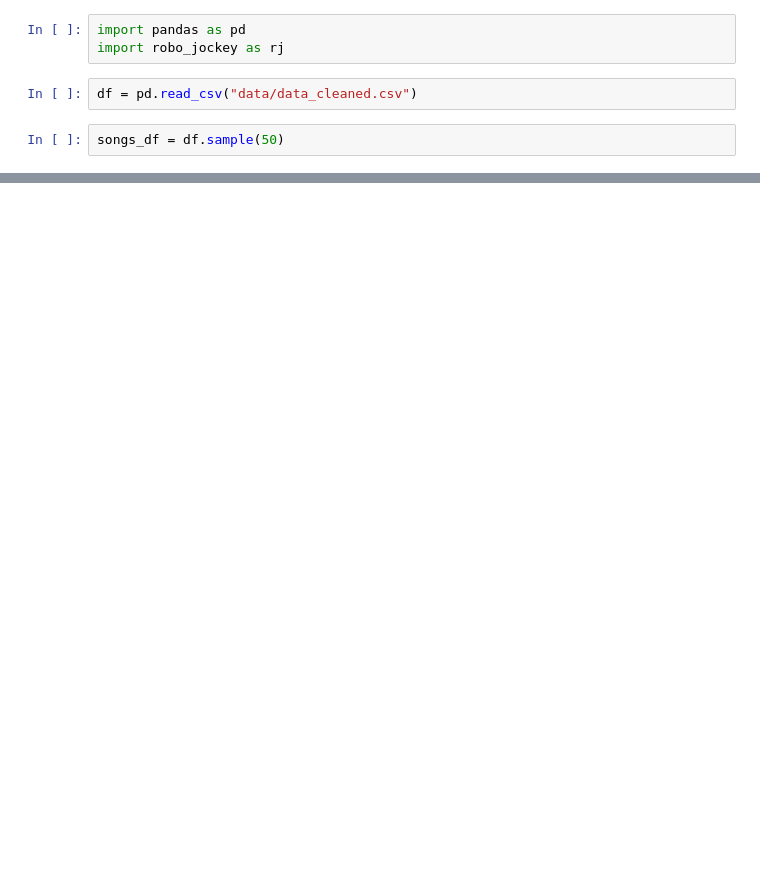
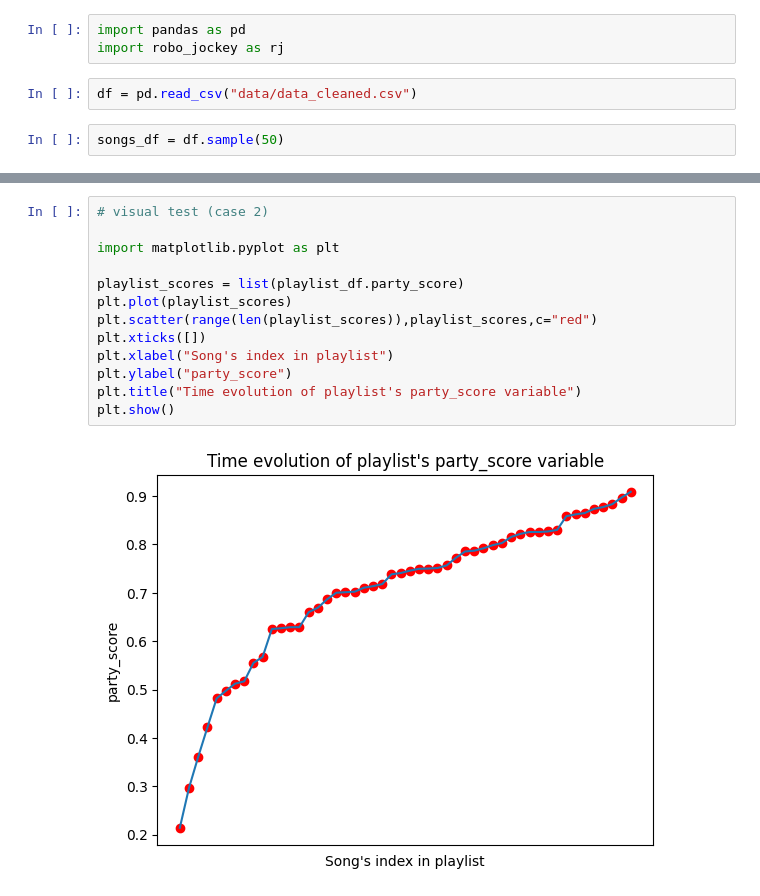
Before and after one commit to marko800/music_recommender, a Jupyter notebook: demo.ipynb, the cells around one changed output, grey strips where cells are left out. Saved outputs shown, nothing was run; the diff lists cells and outputs as text; blank space fills up the shorter version.

```diff
--- a/demo.ipynb
+++ b/demo.ipynb
@@ -158,0 +30,15 @@ plt.show()
+# %%
+# visual test (case 2)
+
+import matplotlib.pyplot as plt
+
+playlist_scores = list(playlist_df.party_score)
+plt.plot(playlist_scores)
+plt.scatter(range(len(playlist_scores)),playlist_scores,c="red")
+plt.xticks([])
+plt.xlabel("Song's index in playlist")
+plt.ylabel("party_score")
+plt.title("Time evolution of playlist's party_score variable")
+plt.show()
+# %% [output]
+[figure, added]
```
Also changed, not shown: parts of 5 cells of this notebook, 2 other files.
